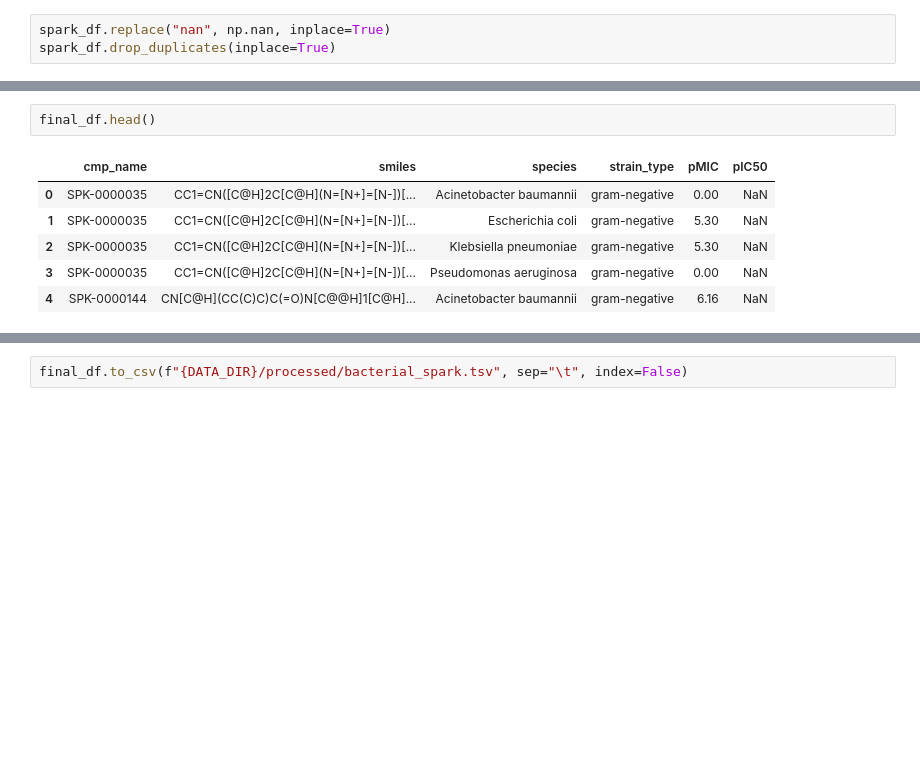
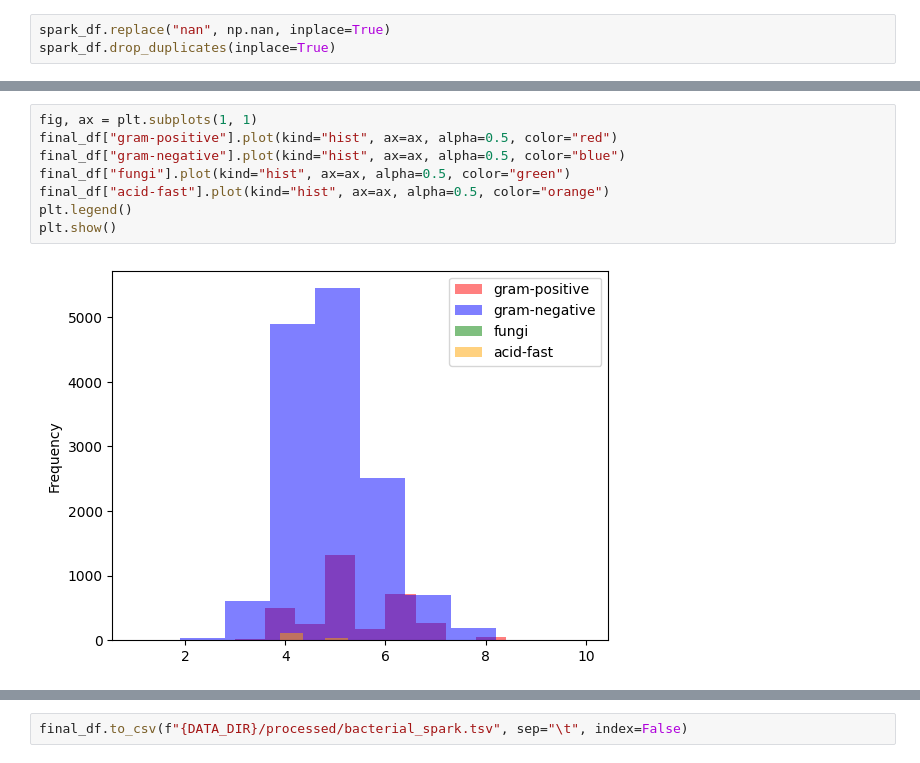
Before and after one commit to IMI-COMBINE/broad_spectrum_prediction, a Jupyter notebook: preprocess/spark_process.ipynb, the cells around one changed output, grey strips where cells are left out. Cells and saved outputs as stored; diff of their text form; blank space fills up the shorter version.

```diff
--- a/preprocess/spark_process.ipynb
+++ b/preprocess/spark_process.ipynb
@@ -532,9 +169,10 @@ final_df = (
-# %%
-final_df.head()
-# %% [output]
-|  | cmp_name | smiles | species | strain_type | pMIC | pIC50 |
-| 0 | SPK-0000035 | CC1=CN([C@H]2C[C@H](N=[N+]=[N-])[... | Acinetobacter baumannii | gram-negative | 0.00 | NaN |
-| 1 | SPK-0000035 | CC1=CN([C@H]2C[C@H](N=[N+]=[N-])[... | Escherichia coli | gram-negative | 5.30 | NaN |
-| 2 | SPK-0000035 | CC1=CN([C@H]2C[C@H](N=[N+]=[N-])[... | Klebsiella pneumoniae | gram-negative | 5.30 | NaN |
-| 3 | SPK-0000035 | CC1=CN([C@H]2C[C@H](N=[N+]=[N-])[... | Pseudomonas aeruginosa | gram-negative | 0.00 | NaN |
-| 4 | SPK-0000144 | CN[C@H](CC(C)C)C(=O)N[C@@H]1[C@H]... | Acinetobacter baumannii | gram-negative | 6.16 | NaN |
+# %%
+fig, ax = plt.subplots(1, 1)
+final_df["gram-positive"].plot(kind="hist", ax=ax, alpha=0.5, color="red")
+final_df["gram-negative"].plot(kind="hist", ax=ax, alpha=0.5, color="blue")
+final_df["fungi"].plot(kind="hist", ax=ax, alpha=0.5, color="green")
+final_df["acid-fast"].plot(kind="hist", ax=ax, alpha=0.5, color="orange")
+plt.legend()
+plt.show()
+# %% [output]
+[figure, added]
```
Also changed, not shown: parts of 32 cells of this notebook, 7 other files.
